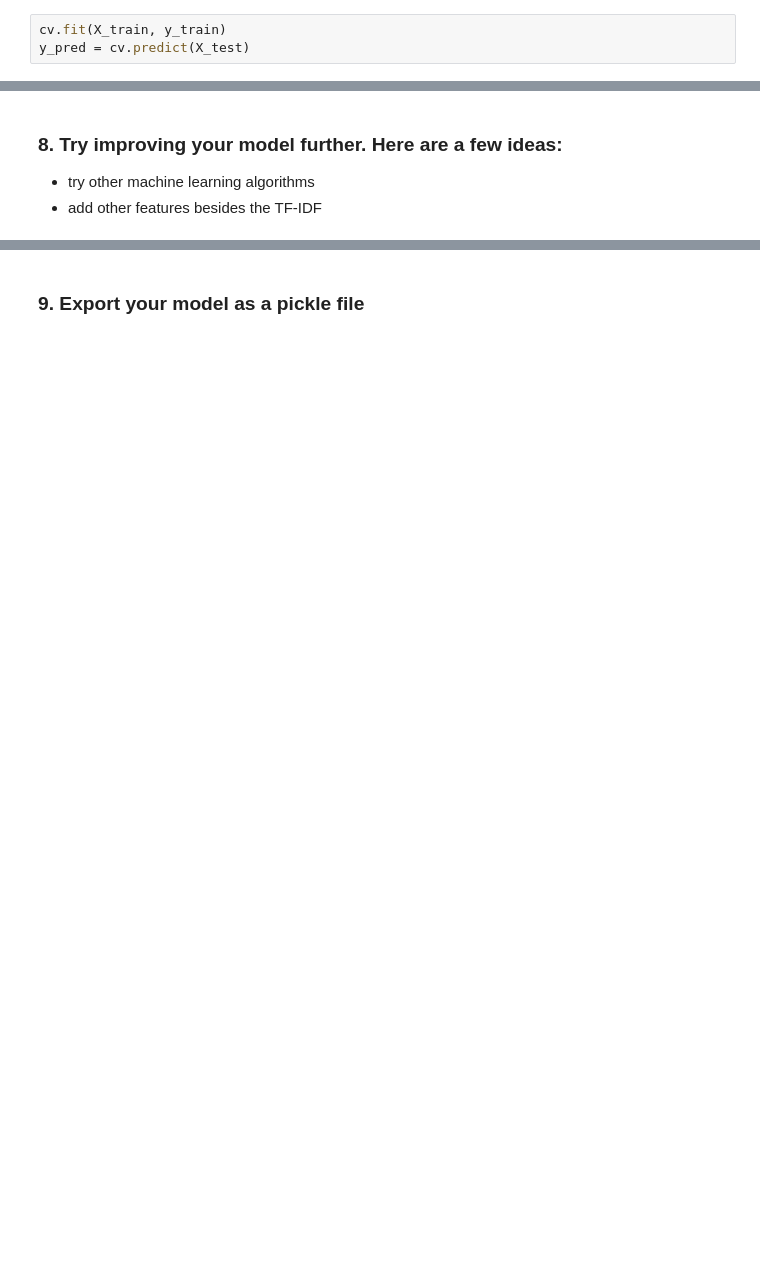
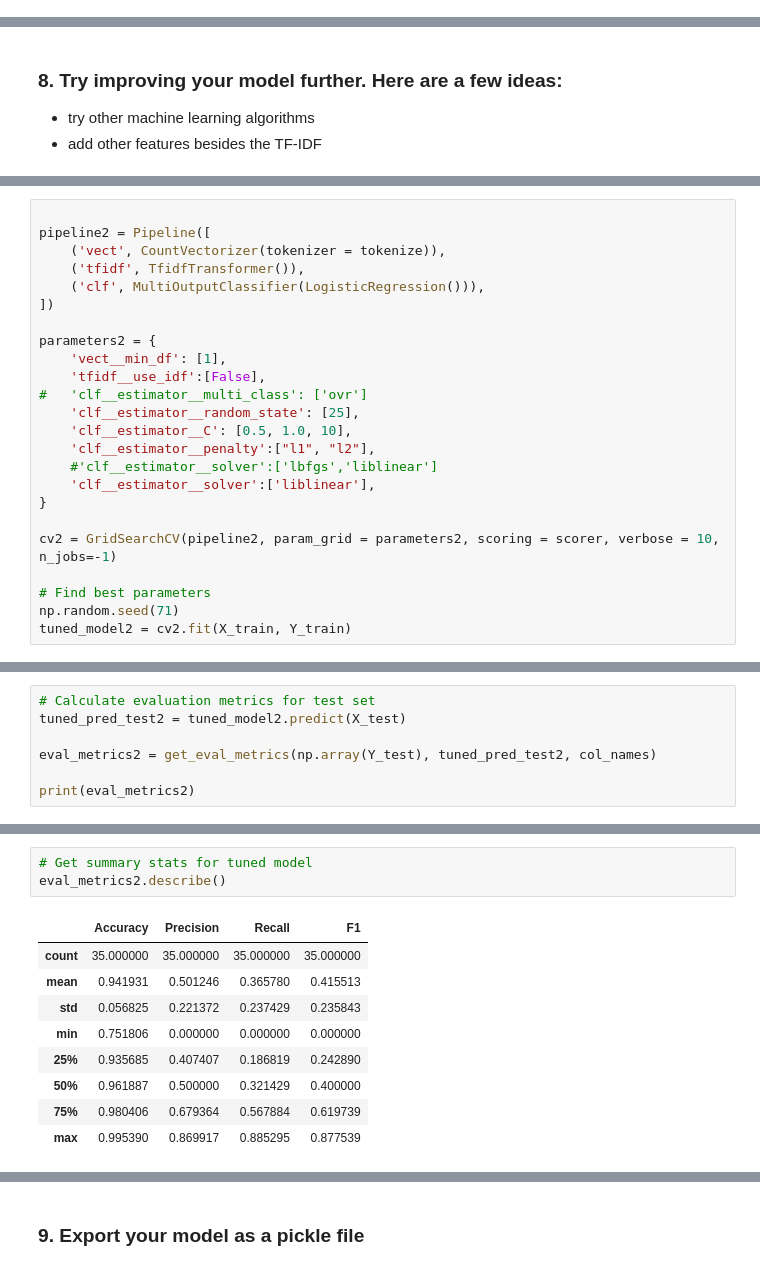
Before and after one commit to kissingurami/my_notebooks, a Jupyter notebook: 4.0-Udacity-Data-Science/4.0_Data_Engineering/4.3-Project-Disaster_message_classification/2.ML Pipeline Preparation.ipynb, the cells around one changed output, grey strips where cells are left out. Drawn from its saved outputs; the diff is of its cells as text; blank space fills up the shorter version.

```diff
--- a/4.0-Udacity-Data-Science/4.0_Data_Engineering/4.3-Project-Disaster_message_classification/2.ML Pipeline Preparation.ipynb
+++ b/4.0-Udacity-Data-Science/4.0_Data_Engineering/4.3-Project-Disaster_message_classification/2.ML Pipeline Preparation.ipynb
@@ -295,3 +387,0 @@ accuracy : 0.779512740959
-# %%
-cv.fit(X_train, y_train)
-y_pred = cv.predict(X_test)
@@ -303,0 +448,24 @@ print(classification_report(y_test, y_pred))
+# %%
+
+pipeline2 = Pipeline([
+    ('vect', CountVectorizer(tokenizer = tokenize)),
+    ('tfidf', TfidfTransformer()),
+    ('clf', MultiOutputClassifier(LogisticRegression())),
+])
+
+parameters2 = {
+    'vect__min_df': [1],
+    'tfidf__use_idf':[False],
+#   'clf__estimator__multi_class': ['ovr']
+    'clf__estimator__random_state': [25],
+    'clf__estimator__C': [0.5, 1.0, 10],
+    'clf__estimator__penalty':["l1", "l2"],
+    #'clf__estimator__solver':['lbfgs','liblinear']
+    'clf__estimator__solver':['liblinear'],
+}
+
+cv2 = GridSearchCV(pipeline2, param_grid = parameters2, scoring = scorer, verbose = 10, n_jobs=-1)
+
+# Find best parameters
+np.random.seed(71)
+tuned_model2 = cv2.fit(X_train, Y_train)
@@ -303,0 +514,7 @@ print(classification_report(y_test, y_pred))
+# %%
+# Calculate evaluation metrics for test set
+tuned_pred_test2 = tuned_model2.predict(X_test)
+
+eval_metrics2 = get_eval_metrics(np.array(Y_test), tuned_pred_test2, col_names)
+
+print(eval_metrics2)
@@ -303,0 +552,13 @@ print(classification_report(y_test, y_pred))
+# %%
+# Get summary stats for tuned model
+eval_metrics2.describe()
+# %% [output]
+|  | Accuracy | Precision | Recall | F1 |
+| count | 35.000000 | 35.000000 | 35.000000 | 35.000000 |
+| mean | 0.941931 | 0.501246 | 0.365780 | 0.415513 |
+| std | 0.056825 | 0.221372 | 0.237429 | 0.235843 |
+| min | 0.751806 | 0.000000 | 0.000000 | 0.000000 |
+| 25% | 0.935685 | 0.407407 | 0.186819 | 0.242890 |
+| 50% | 0.961887 | 0.500000 | 0.321429 | 0.400000 |
+| 75% | 0.980406 | 0.679364 | 0.567884 | 0.619739 |
+| max | 0.995390 | 0.869917 | 0.885295 | 0.877539 |
```
Also changed, not shown: parts of 30 cells of this notebook, 9 other files.
